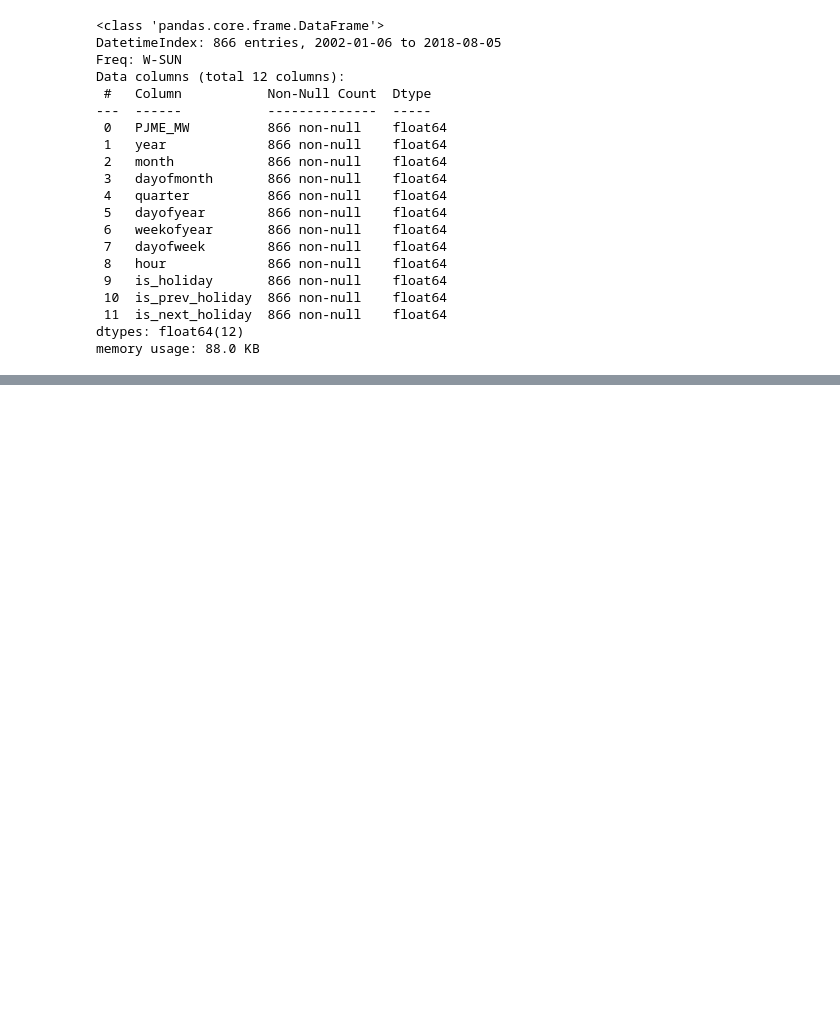
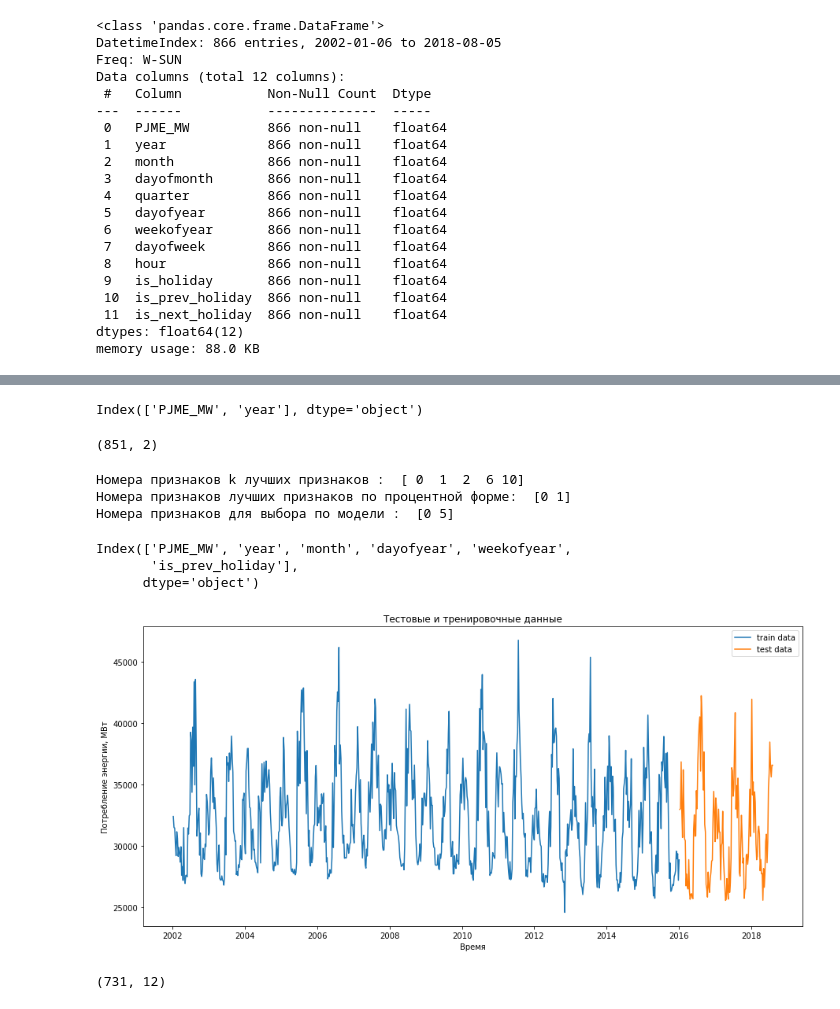
Before and after one commit to ARIV2019/machine-learning-in-business, a Jupyter notebook: les_4.ipynb, the cells around one changed output, grey strips where cells are left out. Cells and saved outputs as stored; diff of their text form; code cells hidden in the pictures; blank space fills up the shorter version.

```diff
--- a/les_4.ipynb
+++ b/les_4.ipynb
@@ -153,0 +213,51 @@ print('ошибка градиентного бустинга :  ', er_g, '%')
+# %%
+column_namesp = data_w.columns[sfp.get_support()]
+column_namesp
+# %% [output]
+Index(['PJME_MW', 'year'], dtype='object')
+# %%
+gr_model = GradientBoostingRegressor(max_depth=5, random_state=40, n_estimators=100).fit(X, y.ravel())
+sfm = SelectFromModel(gr_model,  max_features = 5)
+
+sfm.fit(X, y.ravel())
+X_new3 = sfm.transform(X)
+X_new3.shape
+# %% [output]
+(851, 2)
+# %%
+list_param_k =np.where(sfk.get_support())[0]
+list_param_p =np.where(sfp.get_support())[0]
+list_param_m =np.where(sfm.get_support())[0]
+
+print('Номера признаков k лучших признаков : ',list_param_k)
+print('Номера признаков лучших признаков по процентной форме: ',list_param_p)
+print('Номера признаков для выбора по модели : ',list_param_m)
+# %% [output]
+Номера признаков k лучших признаков :  [ 0  1  2  6 10]
+Номера признаков лучших признаков по процентной форме:  [0 1]
+Номера признаков для выбора по модели :  [0 5]
+# %%
+list_par=[0,1,2,5,6,10]
+X_new = X[:,list_par]
+data_w.columns[list_par]
+# %% [output]
+Index(['PJME_MW', 'year', 'month', 'dayofyear', 'weekofyear',
+       'is_prev_holiday'],
+      dtype='object')
+# %%
+def split_data( data, split_date ):
+    return data.loc[data.index.get_level_values('Date') <= split_date].copy(), \
+           data.loc[data.index.get_level_values('Date') >  split_date].copy()
+# %%
+train, test = split_data( data_w, '01-06-2016')
+
+plt.figure( figsize=( 15, 7 ))
+plt.xlabel('Время')
+plt.ylabel('Потребление энергии, МВт')
+plt.plot(train.index.get_level_values('Date'),train['PJME_MW'], label='train data' )
+plt.plot(test.index.get_level_values('Date'),test['PJME_MW'], label='test data')
+plt.title( 'Тестовые и тренировочные данные' )
+plt.legend()
+plt.show()
+# %% [output]
+[figure, added]
@@ -153,0 +269,4 @@ print('ошибка градиентного бустинга :  ', er_g, '%')
+# %%
+train.shape
+# %% [output]
+(731, 12)
```
Also changed, not shown: parts of 26 cells of this notebook.
